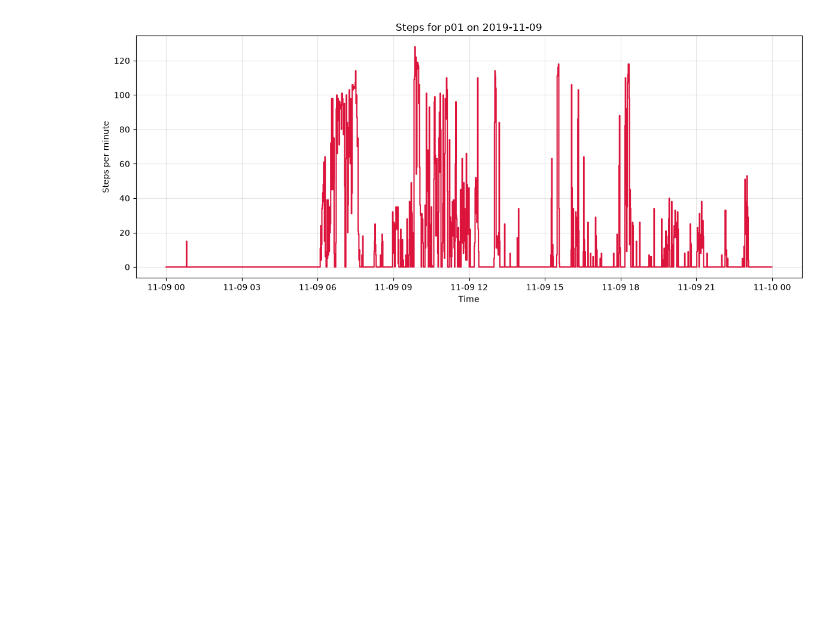
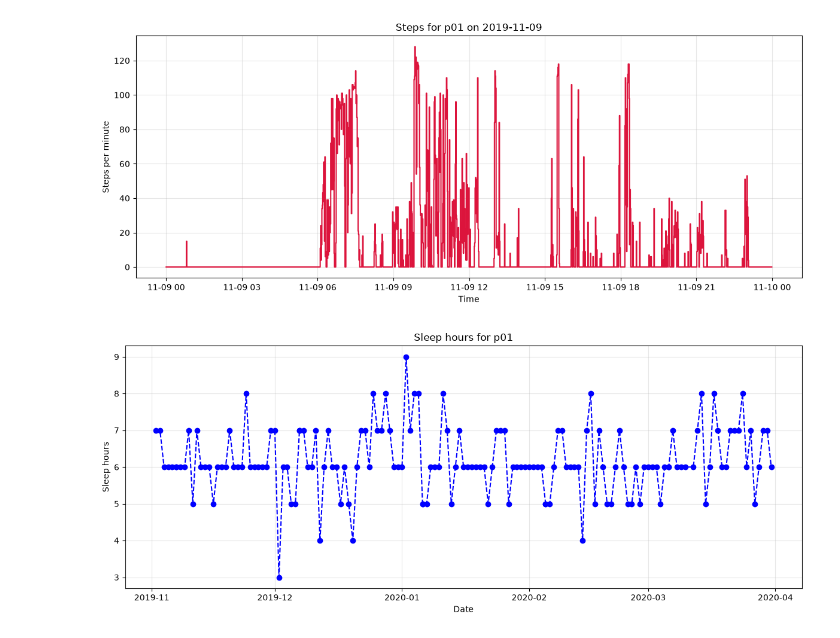
Before and after one commit to Iliutz12/Licenta, a Jupyter notebook: Data processing/Processing.ipynb, the cells around one changed output. Saved outputs shown, nothing was run; the diff lists cells and outputs as text; code cells hidden in the pictures; blank space fills up the shorter version.

Commit message:
Added sleep feature

```diff
--- a/Data processing/Processing.ipynb
+++ b/Data processing/Processing.ipynb
@@ -283,3 +333,18 @@ plt.show()
+# %%
+user_id = sleeping['user_id'].unique()[0]
+user_data = sleeping[sleeping['user_id'] == user_id]
+
+plt.figure(figsize=(12, 5))
+plt.plot(user_data['dateOfSleep'], user_data['duration[hr]'], color='blue', marker='o', linestyle='--')
+
+plt.title(f'Sleep hours for {user_id}')
+plt.xlabel('Date')
+plt.ylabel('Sleep hours')
+plt.grid(True, alpha=0.3)
+plt.tight_layout()
+plt.show()
+# %% [output]
+[figure, added]
 # %%
 #Exercises for a person
 exercise = []
```
Also changed, not shown: parts of 1 cell of this notebook, 2 other files.
